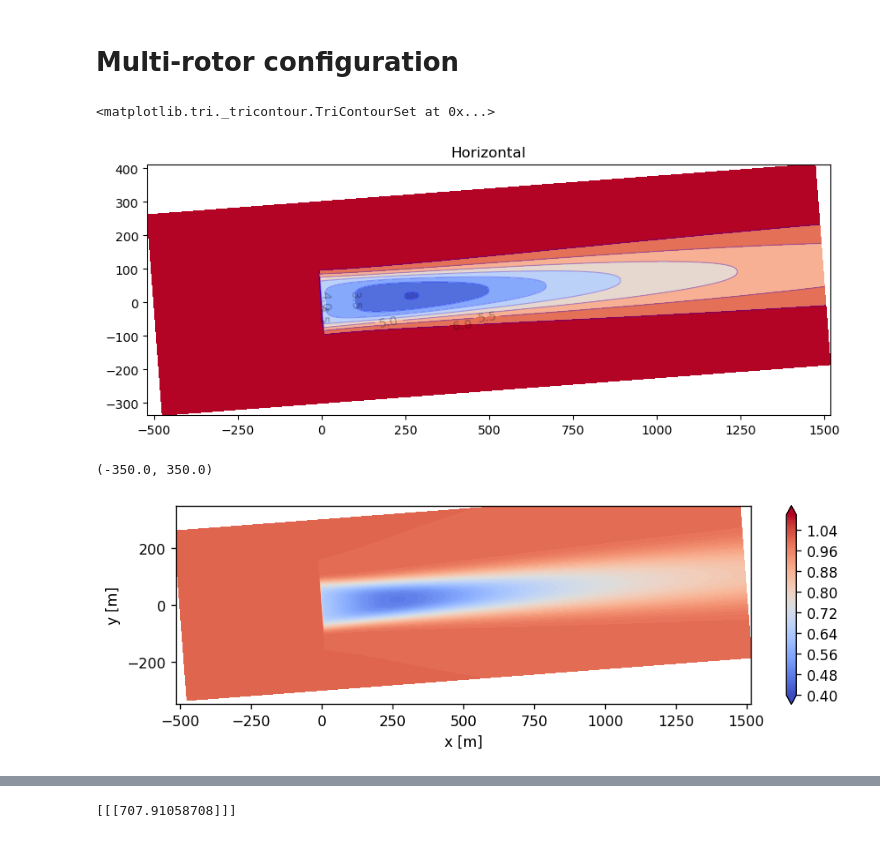
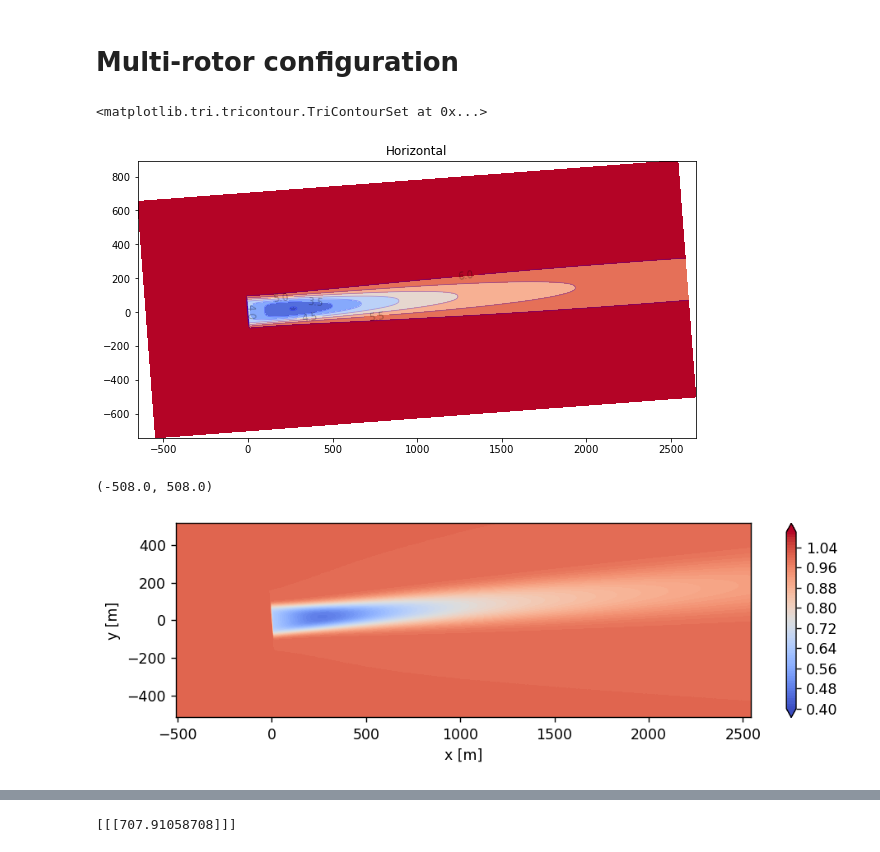
Before and after one commit to lawrenceccheung/AWAKEN_summit_setup, a Jupyter notebook: NeutralABL_turbine1/FLORIS_turbine1/AWAKEN_Neutral_Floris_GE_cc.ipynb, the cells around one changed output, grey strips where cells are left out. Cells and saved outputs as stored; diff of their text form; code cells hidden in the pictures.

```diff
--- a/NeutralABL_turbine1/FLORIS_turbine1/AWAKEN_Neutral_Floris_GE_cc.ipynb
+++ b/NeutralABL_turbine1/FLORIS_turbine1/AWAKEN_Neutral_Floris_GE_cc.ipynb
@@ -59,8 +59,8 @@ horizontal_plane = fi.calculate_horizontal_plane(
     x_resolution=Nx,
     y_resolution=Ny,
     height=zHH,
-    x_bounds=(-500, 1500),
-    y_bounds=(-300, 300),
+    x_bounds=(-600, 2600),
+    y_bounds=(-700, 700),
     yaw_angles=np.array([[[0.]]]),
 )
 # %%
@@ -69,26 +69,26 @@ fig, ax_list = plt.subplots(1, 1, figsize=(10, 8))
 #ax_list = ax_list.flatten()
 wakeviz.visualize_cut_plane(horizontal_plane, ax=ax_list, title="Horizontal")
 # %% [output]
-<matplotlib.tri._tricontour.TriContourSet at 0x...>
+<matplotlib.tri.tricontour.TriContourSet at 0x...>
-[figure, old version]
+[figure, new version]
 # %%
 fig, ax_list = plt.subplots(1, 1, figsize=(9, 2.5), dpi=125)
 cut_plane = horizontal_plane
 xm = cut_plane.df.x1
 ym = cut_plane.df.x2
 um = cut_plane.df.u
 vm = cut_plane.df.v
 wm = cut_plane.df.w
 im0=plt.tricontourf(xm, ym, um/WS,levels=np.linspace(0.4, 1.1, 71), cmap='coolwarm', extend='both')
 plt.colorbar(im0, ax=ax_list)
 plt.xlabel('x [m]')
 plt.ylabel('y [m]')
 plt.axis('equal')
-plt.xlim([-500, 1500])
-plt.ylim([-350, 350])
+plt.xlim([-4*rotorD, 20*rotorD])
+plt.ylim([-4*rotorD, 4*rotorD])
 # %% [output]
-(-350.0, 350.0)
+(-508.0, 508.0)
-[figure, old version]
+[figure, new version]
 # %%
 # Interpolate to a regular grid
 triang = mtri.Triangulation(xm, ym)
```
Also changed, not shown: parts of 7 cells of this notebook, 25 other files.
